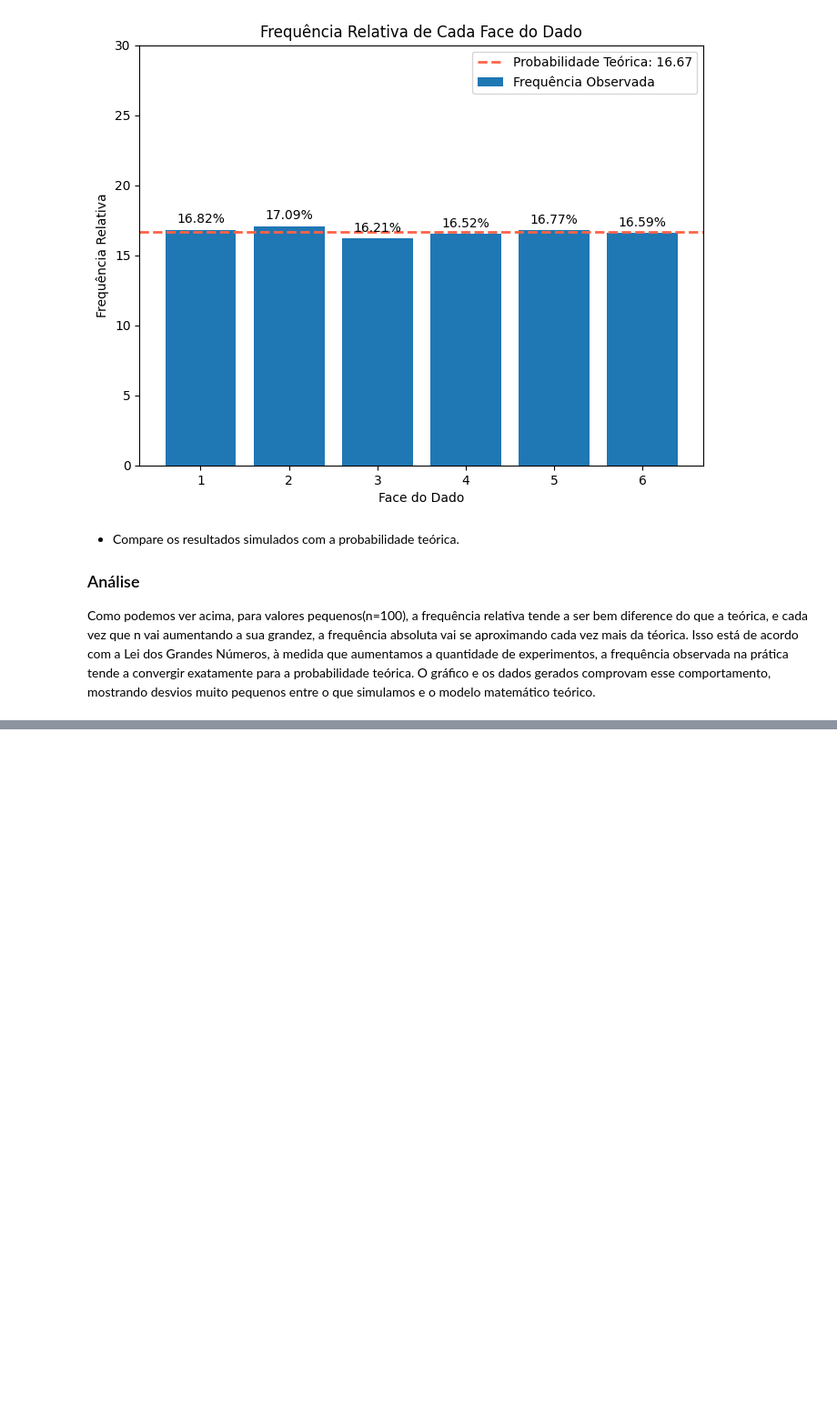
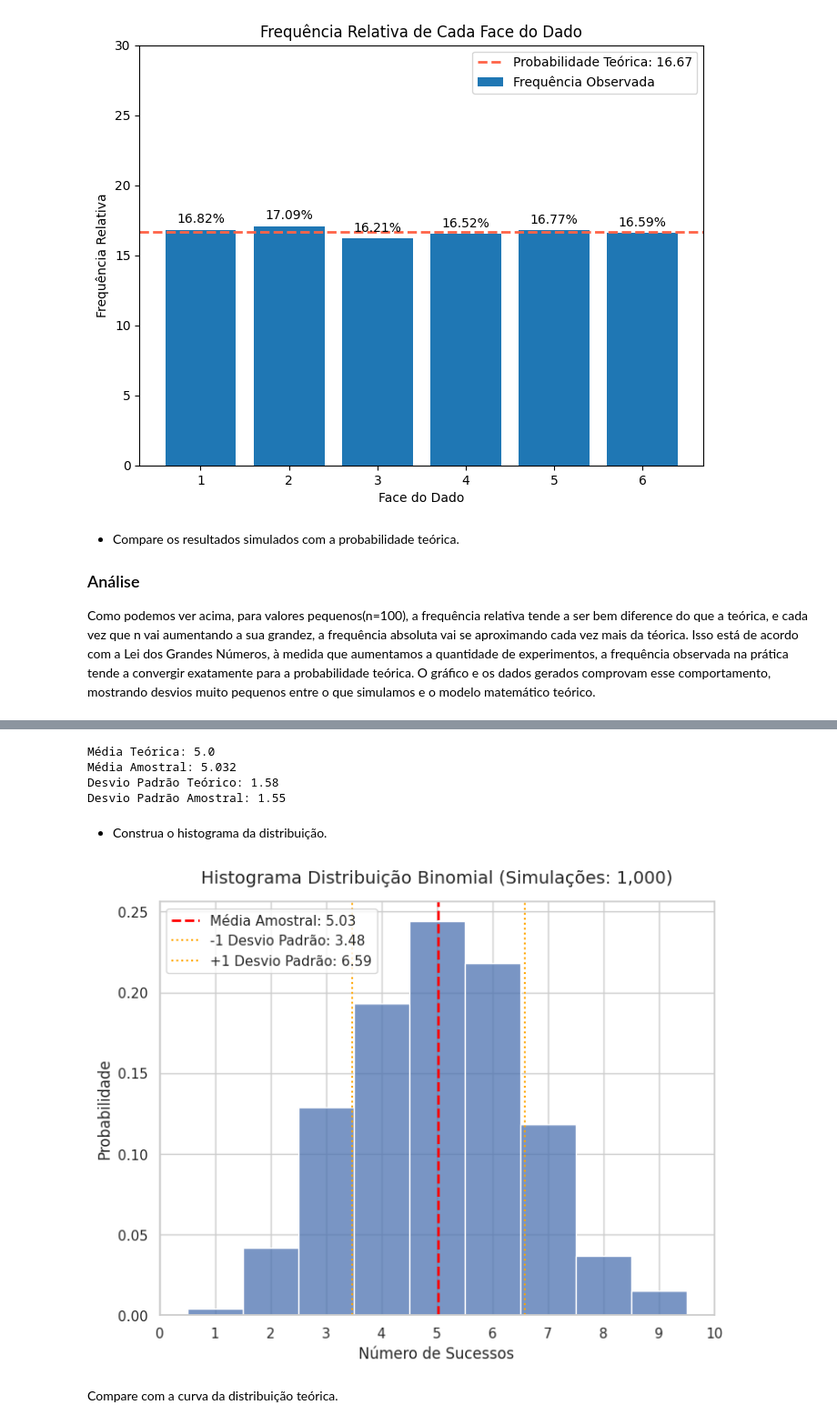
Before and after one commit to jessicalewinter/deep-learning-specialization, a Jupyter notebook: course-notebooks/statistics/T3_PosDL_Titanic.ipynb, the cells around one changed output, grey strips where cells are left out. Shown at 91% size. Saved outputs shown, nothing was run; the diff lists cells and outputs as text; code cells hidden in the pictures; blank space fills up the shorter version.

```diff
--- a/course-notebooks/statistics/T3_PosDL_Titanic.ipynb
+++ b/course-notebooks/statistics/T3_PosDL_Titanic.ipynb
@@ -500,0 +507,49 @@ Como podemos ver acima, para valores pequenos(n=100), a frequência relativa ten
+# %%
+size = 1000
+n = 10
+p = 0.5
+
+lancamentos = np.random.binomial(n, p, size=size)
+media_teorica = n * p
+media_amostral = lancamentos.mean()
+desvio_padrao_teorico = np.sqrt(n * p * (1 - p))
+desvio_padrao_amostral = lancamentos.std()
+
+print(f'Média Teórica: {media_teorica}')
+print(f'Média Amostral: {media_amostral}')
+print(f'Desvio Padrão Teórico: {desvio_padrao_teorico:.2f}')
+print(f'Desvio Padrão Amostral: {desvio_padrao_amostral:.2f}')
+# %% [output]
+Média Teórica: 5.0
+Média Amostral: 5.032
+Desvio Padrão Teórico: 1.58
+Desvio Padrão Amostral: 1.55
+# %% [markdown]
+* Construa o histograma da distribuição.
+# %%
+plt.figure(figsize=(8, 6))
+
+# discrete=True: Centraliza as barras nos inteiros e ajusta o espaçamento automaticamente
+# stat="probability": Transforma o eixo Y em frações/probabilidades (0.0 a 1.0)
+
+sns.histplot(lancamentos, discrete=True, stat="probability")
+
+# linhas de referência da Média e Desvio Padrão
+plt.axvline(media_amostral, color='red', linestyle='dashed', linewidth=2,
+            label=f'Média Amostral: {media_amostral:.2f}')
+plt.axvline(media_amostral - desvio_padrao_amostral, color='orange', linestyle='dotted', linewidth=1.5,
+            label=f'-1 Desvio Padrão: {(media_amostral - desvio_padrao_amostral):.2f}')
+plt.axvline(media_amostral + desvio_padrao_amostral, color='orange', linestyle='dotted', linewidth=1.5,
+            label=f'+1 Desvio Padrão: {(media_amostral + desvio_padrao_amostral):.2f}')
+
+plt.title(f'Histograma Distribuição Binomial (Simulações: {size:,})', fontsize=14, pad=15)
+plt.xlabel('Número de Sucessos', fontsize=12)
+plt.ylabel('Probabilidade', fontsize=12)
+plt.xticks(range(n + 1)) # Força a exibição de todos os inteiros de 0 a 10 no eixo X
+plt.legend()
+
+plt.show()
+# %% [output]
+[figure, added]
+# %% [markdown]
+Compare com a curva da distribuição teórica.
```
Also changed, not shown: parts of 7 cells of this notebook.
